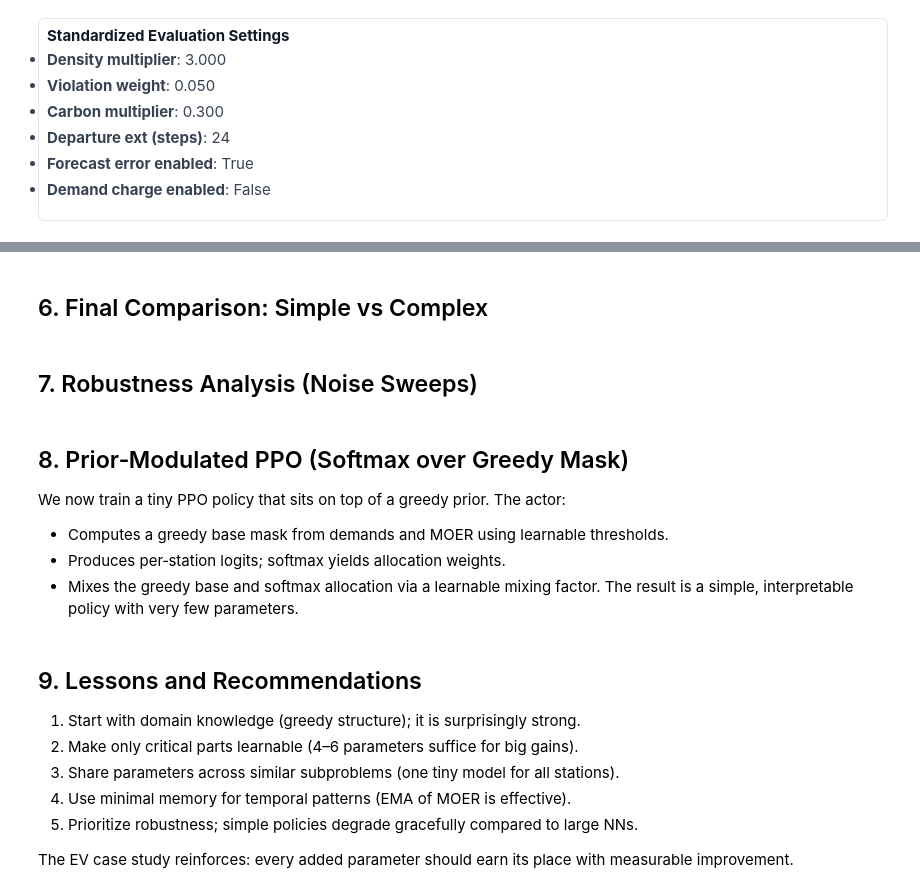
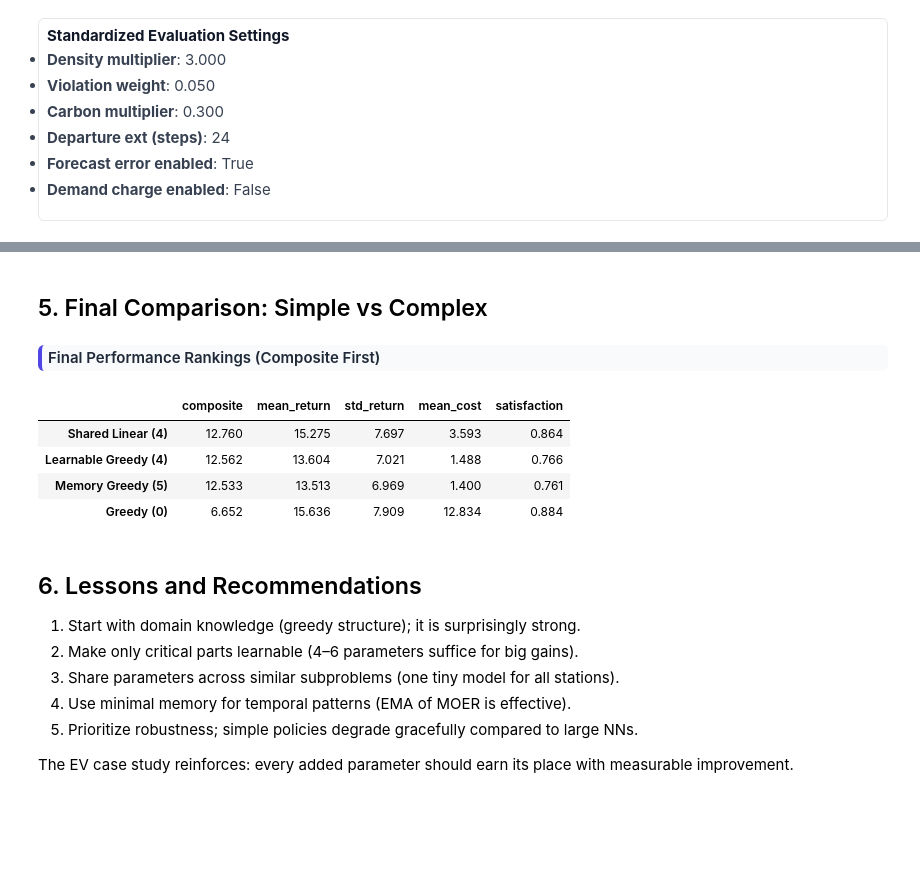
Before and after one commit to jinming99/GridGuardian-RL, a Jupyter notebook: tutorials/03b_ev_priors_and_simple_rl.ipynb, the cells around one changed output, grey strips where cells are left out. Drawn from its saved outputs; the diff is of its cells as text; code cells hidden in the pictures; blank space fills up the shorter version.

```diff
--- a/tutorials/03b_ev_priors_and_simple_rl.ipynb
+++ b/tutorials/03b_ev_priors_and_simple_rl.ipynb
@@ -858,5 +650,5 @@ NameError: name 'PriorCritic' is not defined
 # %% [markdown]
-## 6. Final Comparison: Simple vs Complex
+## 5. Final Comparison: Simple vs Complex
 # %%
 all_policies: Dict[str, Callable[[Any], np.ndarray]] = {
     'Greedy (0)': baseline_policy_fn,
@@ -864,80 +656,53 @@ all_policies: Dict[str, Callable[[Any], np.ndarray]] = {
     'Shared Linear (4)': shared.get_action,
     'Memory Greedy (5)': memory.get_action,
 }
-if ppo_policy_fn is not None:
-    all_policies['PPO (loaded)'] = ppo_policy_fn
-# Add PPO-trained rule-based policies if available
-try:
-    all_policies['Learnable Greedy (PPO-4)'] = greedy_rule_policy_fn
-except Exception:
-    pass
-try:
-    all_policies['Shared Linear (PPO-4)'] = shared_rule_policy_fn
-except Exception:
-    pass
 
 final_results = {}
 for name, policy_fn in all_policies.items():
     if hasattr(policy_fn, '__self__') and hasattr(policy_fn.__self__, 'reset_memory'):
         policy_fn.__self__.reset_memory()
-    env_fn = make_env_flat if (name == 'PPO (loaded)') else make_env_dict
+    env_fn = make_env_dict
     mean_ret, std_ret, mean_cost, metrics = evaluate_policy(
         policy_fn=policy_fn, make_env_fn=env_fn,
         episodes=5, horizon=288,
         track_metrics=['satisfaction', 'components', 'actions'], verbose=False)
     final_results[name] = {
         'mean_return': mean_ret,
         'std_return': std_ret,
         'mean_cost': mean_cost,
         'satisfaction': metrics.get('true_satisfaction_mean', metrics.get('satisfaction_mean', 0.0)),
     }
 
 final_df = pd.DataFrame(final_results).T.round(3)
-show("section: Final Performance Rankings")
-show("table", df=final_df.sort_values('mean_return', ascending=False))
+show("section: Final Performance Rankings (Composite First)")
+# Add composite metric and present it as the first column; rank by highest composite
+try:
+    final_df['composite'] = final_df['mean_return'] - ALPHA * final_df['mean_cost']
+    # Reorder columns with composite first if available
+    ordered_cols = ['composite', 'mean_return', 'std_return', 'mean_cost', 'satisfaction']
+    final_df = final_df[[c for c in ordered_cols if c in final_df.columns]].round(3)
+    show("table", df=final_df.sort_values('composite', ascending=False))
+except Exception:
+    # Fallback to original sorting if composite could not be computed
+    show("table", df=final_df.sort_values('mean_return', ascending=False))
 
 # Parameter counts (computed, not hard-coded)
 param_counts = {
     'Greedy (0)': 0,
     'Learnable Greedy (4)': learnable.parameter_count(),
     'Shared Linear (4)': shared.parameter_count(),
     'Memory Greedy (5)': memory.parameter_count(),
 }
-if ppo_policy_fn is not None:
-    try:
-        total_params = sum(p.numel() for p in ppo_actor.parameters())  # type: ignore
-        param_counts['PPO (loaded)'] = int(total_params)
-    except Exception:
-        param_counts['PPO (loaded)'] = 2_000_000  # fallback label only
-# Add counts for PPO-trained rule-based and prior-tiny if present
-try:
-    param_counts['Learnable Greedy (PPO-4)'] = int(sum(p.numel() for p in greedy_rule_actor.parameters()))
-except Exception:
-    pass
-try:
-    param_counts['Shared Linear (PPO-4)'] = int(sum(p.numel() for p in shared_rule_actor.parameters()))
-except Exception:
-    pass
-try:
-    param_counts['Prior‑PPO (tiny)'] = int(sum(p.numel() for p in prior_actor.parameters()))
-except Exception:
-    pass
 
 scatter_df = pd.DataFrame({
     'policy': list(final_df.index),
     'params': [param_counts.get(k, 0) for k in final_df.index],
     'return': final_df['mean_return'].values,
 })
-
-quick_plot({
-    'layout': '2x3', 'size': (15, 9), 'plots': [
-        {'type': 'bar', 'data': final_df.reset_index(), 'x': 'index', 'y': 'mean_return', 'title': 'Economic Performance', 'ylabel': '$'},
-        {'type': 'bar', 'data': final_df.reset_index(), 'x': 'index', 'y': 'satisfaction', 'title': 'Service Quality', 'ylabel': 'Rate'},
-        {'type': 'bar', 'data': final_df.reset_index(), 'x': 'index', 'y': 'mean_cost', 'title': 'Safety Violations', 'ylabel': '$'},
-        {'type': 'scatter', 'data': scatter_df, 'x': 'params', 'y': 'return', 'title': 'Parameters vs Performance', 'xlabel': '# Parameters', 'ylabel': 'Return ($)'},
-        {'type': 'bar', 'data': final_df.reset_index(), 'x': 'index', 'y': 'std_return', 'title': 'Return Variability', 'ylabel': '$'},
-        {'type': 'bar', 'data': pd.DataFrame(param_counts.items(), columns=['policy','params']), 'x': 'policy', 'y': 'params', 'title': 'Parameter Counts', 'ylabel': '#'},
-    ]
-})
+# %% [output]
+Final Performance Rankings (Composite First)
+|  | composite | mean_return | std_return | mean_cost | satisfaction |
+| Shared Linear (4) | 12.760 | 15.275 | 7.697 | 3.593 | 0.864 |
+| Learnable Greedy (4) | 12.562 | 13.604 | 7.021 | 1.488 | 0.766 |
+| Memory Greedy (5) | 12.533 | 13.513 | 6.969 | 1.400 | 0.761 |
+| Greedy (0) | 6.652 | 15.636 | 7.909 | 12.834 | 0.884 |
-# %% [markdown]
-## 7. Robustness Analysis (Noise Sweeps)
@@ -977,8 +708,0 @@ show("table", df=pd.DataFrame({'Policy': list(retention.keys()), 'Retention': [f
-# %% [markdown]
-## 8. Prior‑Modulated PPO (Softmax over Greedy Mask)
-
-We now train a tiny PPO policy that sits on top of a greedy prior. The actor:
-- Computes a greedy base mask from demands and MOER using learnable thresholds.
-- Produces per‑station logits; softmax yields allocation weights.
-- Mixes the greedy base and softmax allocation via a learnable mixing factor.
-The result is a simple, interpretable policy with very few parameters.
@@ -1400,5 +709,5 @@ except Exception:
 # %% [markdown]
-## 9. Lessons and Recommendations
+## 6. Lessons and Recommendations
 
 1. Start with domain knowledge (greedy structure); it is surprisingly strong.
 2. Make only critical parts learnable (4–6 parameters suffice for big gains).
@@ -1406,5 +715,4 @@ except Exception:
 4. Use minimal memory for temporal patterns (EMA of MOER is effective).
 5. Prioritize robustness; simple policies degrade gracefully compared to large NNs.
 
-The EV case study reinforces: every added parameter should earn its place with
-measurable improvement.
+The EV case study reinforces: every added parameter should earn its place with measurable improvement.
```
Also changed, not shown: parts of 19 cells of this notebook, 6 other files.
